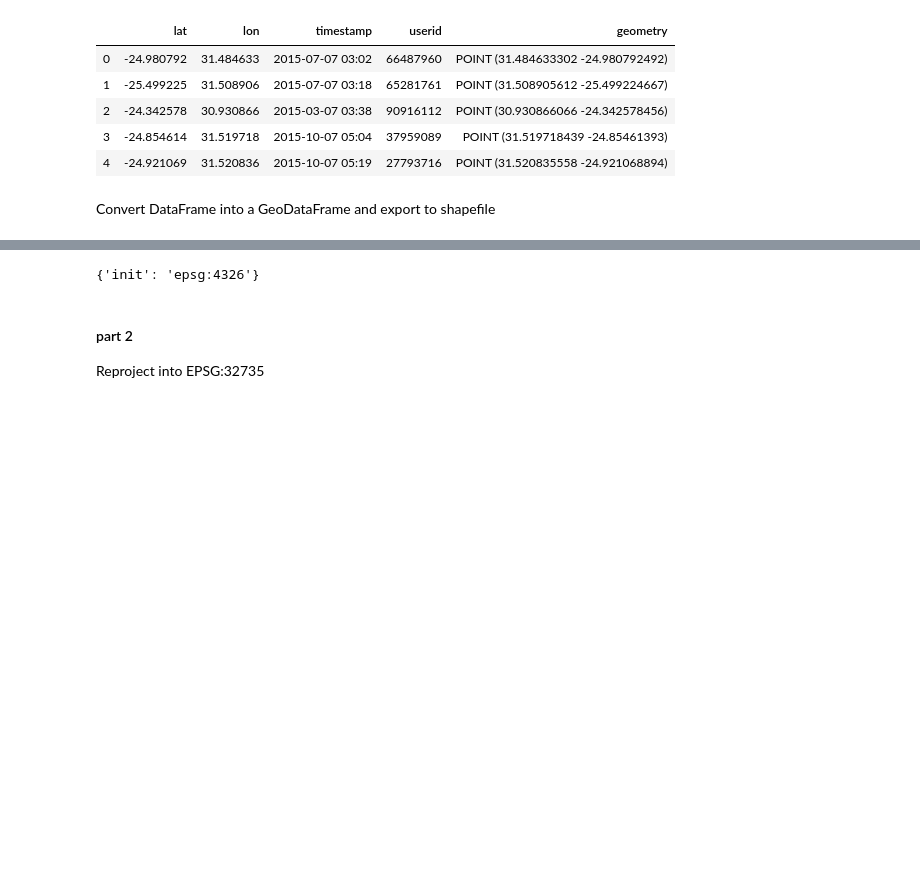
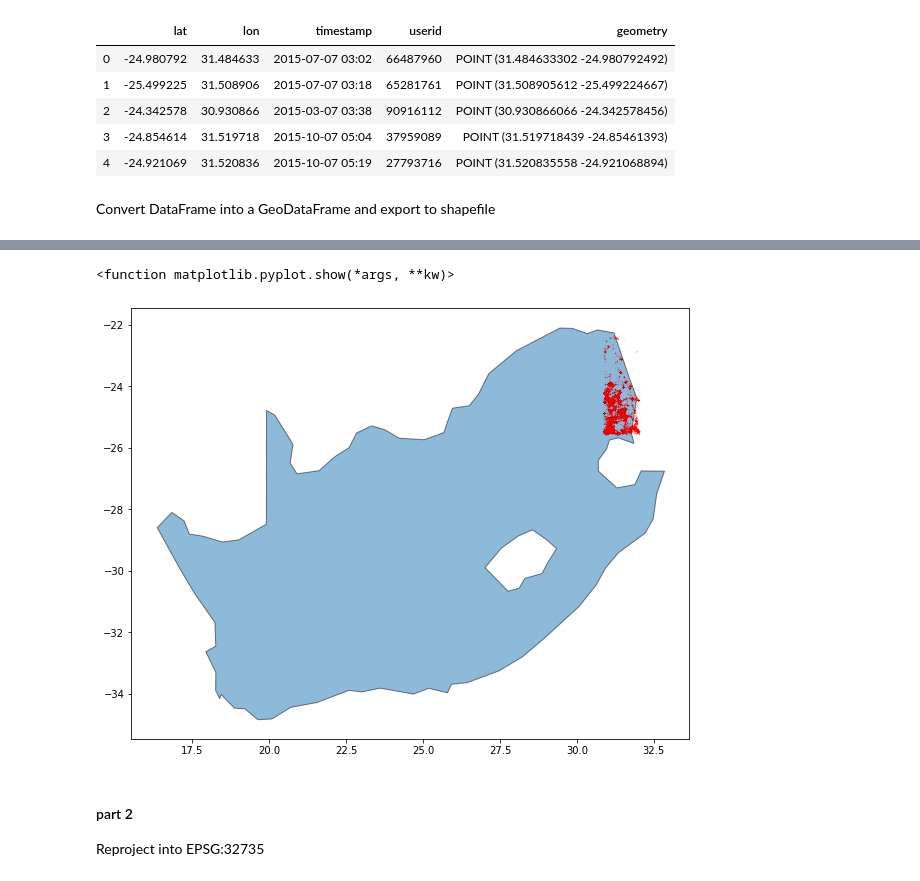
Before and after one commit to orenltr/gis_dev, a Jupyter notebook: hw1.ipynb, the cells around one changed output, grey strips where cells are left out. Drawn from its saved outputs; the diff is of its cells as text; code cells hidden in the pictures; blank space fills up the shorter version.

```diff
--- a/hw1.ipynb
+++ b/hw1.ipynb
@@ -92,20 +119,17 @@ get map and plot points
 # %%
-world = gpd.read_file(gpd.datasets.get_path('naturalearth_lowres'))
-world.crs
-
-# #%%
 # world = world.to_crs(epsg=4326)
 # world.crs
 
 # restrict to Africa.
-ax = world[world.continent == 'Africa'].plot(figsize=(10, 10), alpha=0.5, edgecolor='k')
+# ax = world[world.continent == 'Africa'].plot(figsize=(10, 10), alpha=0.5, edgecolor='k')
 # restrict to South Africa.
-# ax = world[world.name == 'South Africa'].plot(figsize=(10, 10), alpha=0.5, edgecolor='k')
+ax = world[world.name == 'South Africa'].plot(figsize=(10, 10), alpha=0.5, edgecolor='k')
 
-gdf.plot(ax=ax,color='red')
+Kruger_posts_gdf.plot(ax=ax,color='red',alpha=0.5, markersize=0.01)
 plt.show
 # %% [output]
-{'init': 'epsg:4326'}
+<function matplotlib.pyplot.show(*args, **kw)>
+[figure, added]
 # %% [markdown]
 #### part 2
 
```
Also changed, not shown: parts of 44 cells of this notebook, 1 other file.
